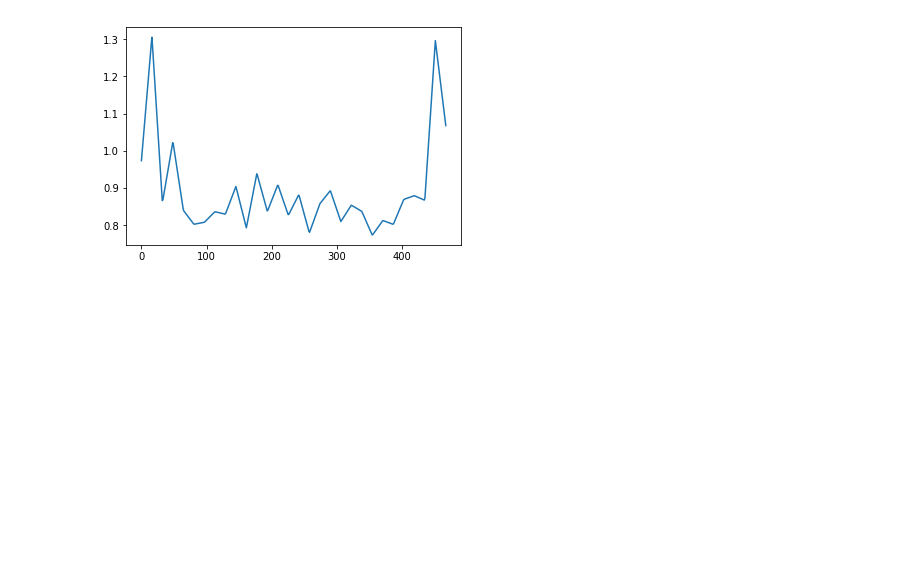
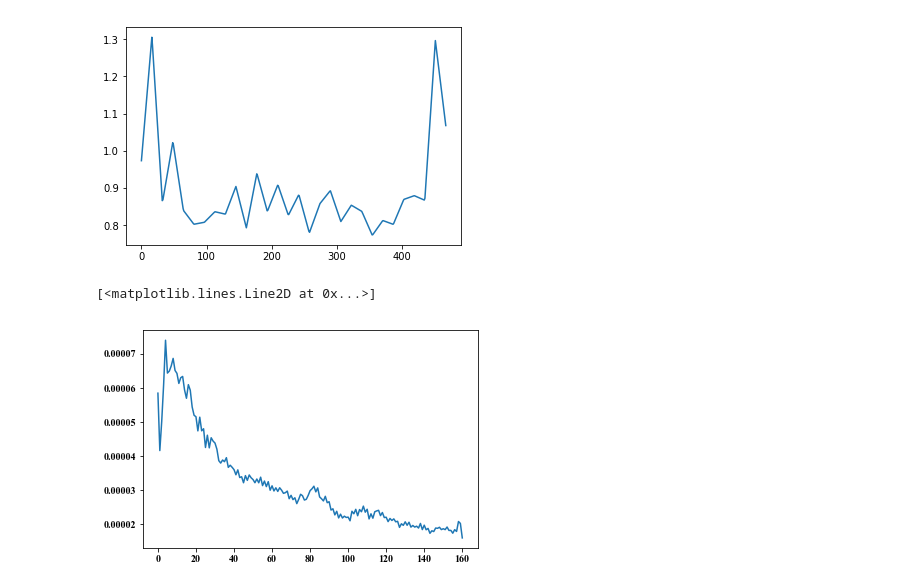
Before and after one commit to Wenhao-Yang/SpeakerVerifiaction-pytorch, a Jupyter notebook: Misc/hook_conv_lores_aug.ipynb, the cells around one changed output. Cells and saved outputs as stored; diff of their text form; code cells hidden in the pictures; blank space fills up the shorter version.

Commit message:
[lime] load gradient from bin

```diff
--- a/Misc/hook_conv_lores_aug.ipynb
+++ b/Misc/hook_conv_lores_aug.ipynb
@@ -415,3 +417,22 @@ plt.plot(saliency_map.squeeze().detach().numpy().transpose().mean(axis=0))
 # %% [output]
 [<matplotlib.lines.Line2D at 0x...>]
 [figure]
+# %%
+v1_clean = '/home/yangwenhao/local/project/SpeakerVerification-pytorch/Data/gradient/LoResNet8/vox1/klsp_egs_baseline/arcsoft/None_cbam_em256_alpha0_dp25_wd5e4_dev_var/epoch_40_var_40/epoch_40'
+# with open(v1_clean+'/freq.data.pickle', 'rb') as f:
+#     freq_data = pickle.load(f)
+
+# weights = freq_data['train.time.mean']
+
+with open(v1_clean+'/time.data.pickle', 'rb') as f:
+    all_data = pickle.load(f)
+
+grad_abs_mean = np.zeros((161))
+
+for (data, grad) in all_data:
+    grad_abs_mean += np.abs(grad).mean(axis=0)
+
+plt.plot(grad_abs_mean/len(all_data))
+# %% [output]
+[<matplotlib.lines.Line2D at 0x...>]
+[figure, added]
```
Also changed, not shown: parts of 4 cells of this notebook.
